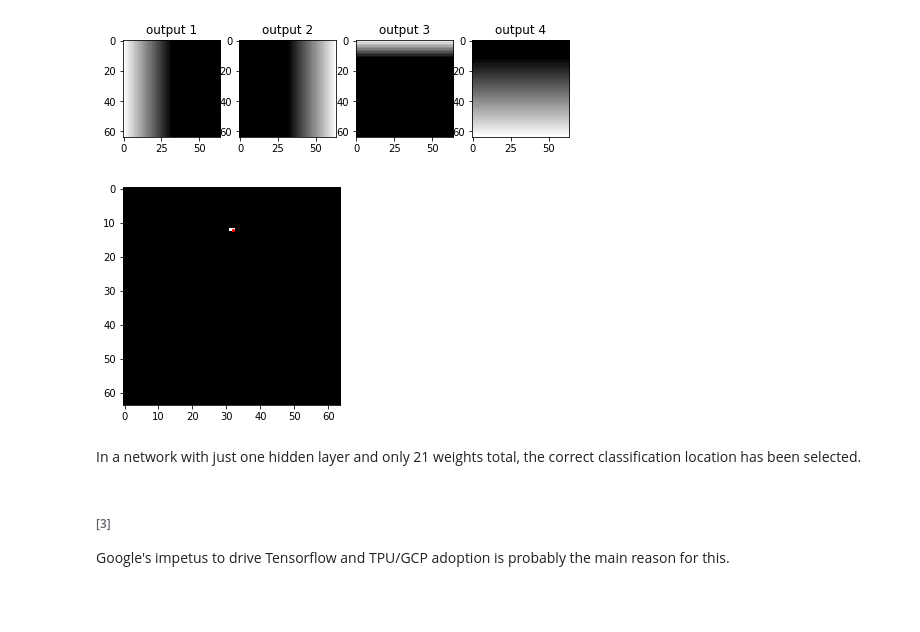
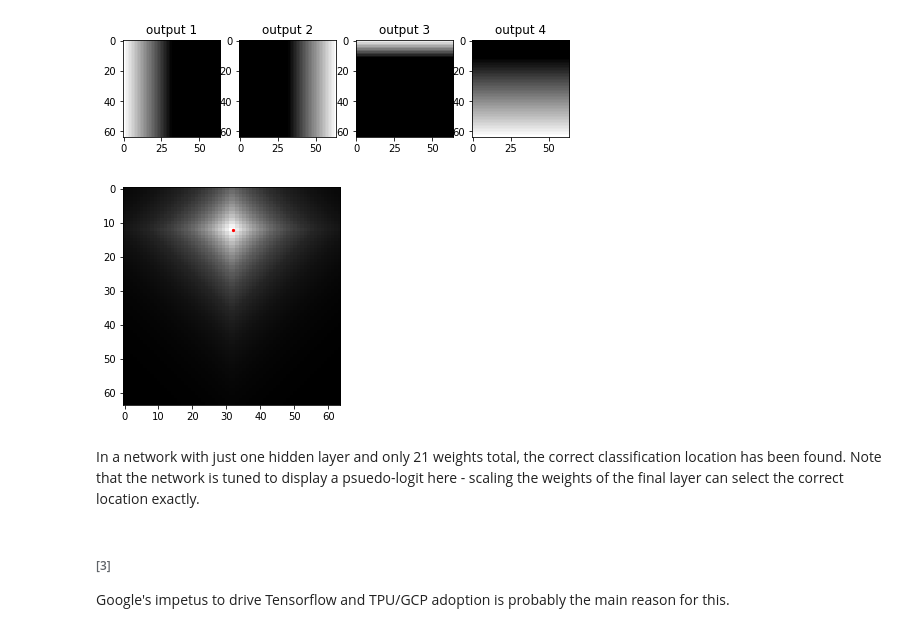
Before and after one commit to wgoldie/blog, a Jupyter notebook: replication.ipynb, the cells around one changed output. Drawn from its saved outputs; the diff is of its cells as text; code cells hidden in the pictures; blank space fills up the shorter version.

```diff
--- a/replication.ipynb
+++ b/replication.ipynb
@@ -167,14 +171,14 @@ plotims(act1.reshape((4, 64, 64)))
 # %% [output]
 [figure]
 # %%
-filters2 = torch.tensor([-50., -50., -50., -50], dtype=torch.float).reshape((1, 4, 1, 1))
-conv2 = F.relu((F.conv2d(act1, filters2, bias=torch.ones(1), stride=1)).reshape((-1)), 0)
+filters2 = torch.tensor([-5., -5., -5., -5], dtype=torch.float).reshape((1, 4, 1, 1))
+conv2 = F.softmax((F.conv2d(act1, filters2, bias=torch.ones(1), stride=1)).reshape((-1)), 0)
 _ = plt.imshow(conv2.reshape((64, 64)).detach(), cmap='gray')
 _ = plt.scatter(z[0]*64, z[1]*64, s=5, color='red')
 # %% [output]
-[figure, old version]
+[figure, new version]
 # %% [markdown]
-In a network with just one hidden layer and only 21 weights total, the correct classification location has been selected.
+In a network with just one hidden layer and only 21 weights total, the correct classification location has been found. Note that the network is tuned to display a psuedo-logit here - scaling the weights of the final layer can select the correct location exactly.
 # %% [markdown]
 ###### [3]
 Google's impetus to drive Tensorflow and TPU/GCP adoption is probably the main reason for this.
```
Also changed, not shown: parts of 4 cells of this notebook, 1 other file.
